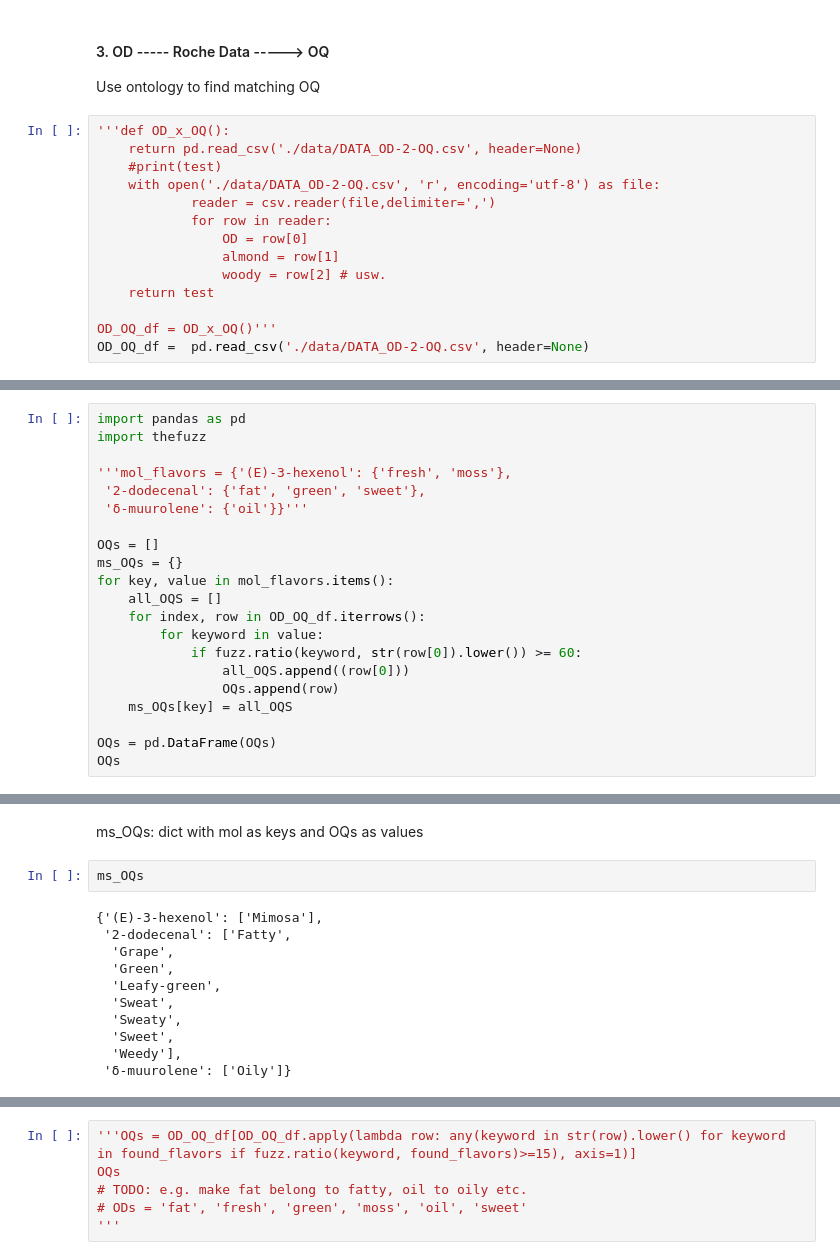
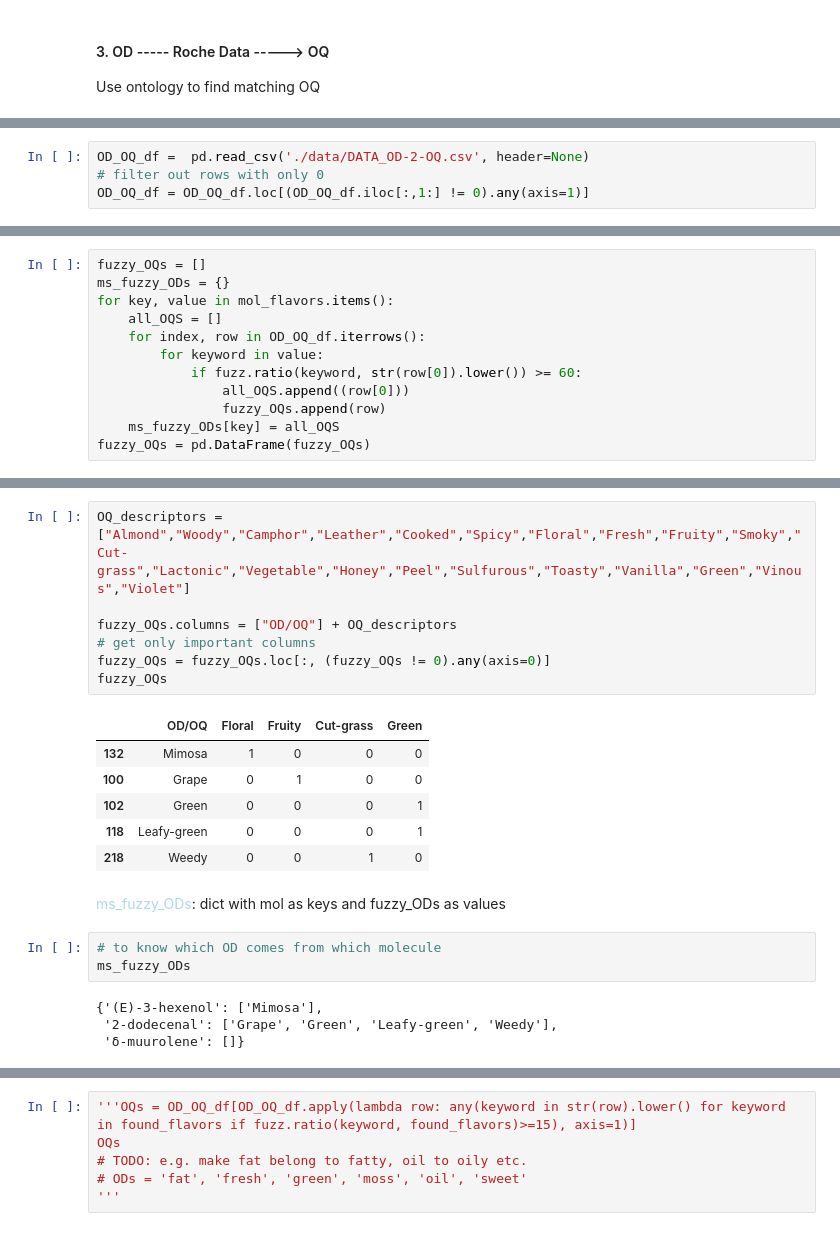
Before and after one commit to rengesf/flavorpred, a Jupyter notebook: Pipeline.ipynb, the cells around one changed output, grey strips where cells are left out. Saved outputs shown, nothing was run; the diff lists cells and outputs as text.

```diff
--- a/Pipeline.ipynb
+++ b/Pipeline.ipynb
@@ -112,17 +151,3 @@ mol_flavors
 # %% [markdown]
 #### 3. OD ----- Roche Data -----> OQ
 Use ontology to find matching OQ
-# %%
-'''def OD_x_OQ():
-    return pd.read_csv('./data/DATA_OD-2-OQ.csv', header=None)
-    #print(test)
-    with open('./data/DATA_OD-2-OQ.csv', 'r', encoding='utf-8') as file:
-            reader = csv.reader(file,delimiter=',')
-            for row in reader:
-                OD = row[0]
-                almond = row[1]
-                woody = row[2] # usw.
-    return test
-
-OD_OQ_df = OD_x_OQ()'''
-OD_OQ_df =  pd.read_csv('./data/DATA_OD-2-OQ.csv', header=None)
@@ -144,0 +154,4 @@ OD_OQ_df
+# %%
+OD_OQ_df =  pd.read_csv('./data/DATA_OD-2-OQ.csv', header=None)
+# filter out rows with only 0
+OD_OQ_df = OD_OQ_df.loc[(OD_OQ_df.iloc[:,1:] != 0).any(axis=1)]
@@ -145,21 +162,12 @@ OD_OQ_df
 # %%
-import pandas as pd
-import thefuzz
-
-'''mol_flavors = {'(E)-3-hexenol': {'fresh', 'moss'},
- '2-dodecenal': {'fat', 'green', 'sweet'},
- 'δ-muurolene': {'oil'}}'''
-
-OQs = []
-ms_OQs = {}
+fuzzy_OQs = []
+ms_fuzzy_ODs = {}
 for key, value in mol_flavors.items():
     all_OQS = []
     for index, row in OD_OQ_df.iterrows():
         for keyword in value:
             if fuzz.ratio(keyword, str(row[0]).lower()) >= 60:
                 all_OQS.append((row[0]))
-                OQs.append(row)
-    ms_OQs[key] = all_OQS
-
-OQs = pd.DataFrame(OQs)
-OQs
+                fuzzy_OQs.append(row)
+    ms_fuzzy_ODs[key] = all_OQS
+fuzzy_OQs = pd.DataFrame(fuzzy_OQs)
@@ -179,15 +174,23 @@ OQs
+# %%
+OQ_descriptors = ["Almond","Woody","Camphor","Leather","Cooked","Spicy","Floral","Fresh","Fruity","Smoky","Cut-grass","Lactonic","Vegetable","Honey","Peel","Sulfurous","Toasty","Vanilla","Green","Vinous","Violet"]
+
+fuzzy_OQs.columns = ["OD/OQ"] + OQ_descriptors
+# get only important columns
+fuzzy_OQs = fuzzy_OQs.loc[:, (fuzzy_OQs != 0).any(axis=0)]
+fuzzy_OQs
+# %% [output]
+|  | OD/OQ | Floral | Fruity | Cut-grass | Green |
+| 132 | Mimosa | 1 | 0 | 0 | 0 |
+| 100 | Grape | 0 | 1 | 0 | 0 |
+| 102 | Green | 0 | 0 | 0 | 1 |
+| 118 | Leafy-green | 0 | 0 | 0 | 1 |
+| 218 | Weedy | 0 | 0 | 1 | 0 |
 # %% [markdown]
-ms_OQs: dict with mol as keys and OQs as values
+<span style="color:lightblue">ms_fuzzy_ODs</span>: dict with mol as keys and fuzzy_ODs as values
-# %%
-ms_OQs
-# %% [output]
-{'(E)-3-hexenol': ['Mimosa'],
- '2-dodecenal': ['Fatty',
-  'Grape',
-  'Green',
-  'Leafy-green',
-  'Sweat',
-  'Sweaty',
-  'Sweet',
-  'Weedy'],
- 'δ-muurolene': ['Oily']}
+# %%
+# to know which OD comes from which molecule
+ms_fuzzy_ODs
+# %% [output]
+{'(E)-3-hexenol': ['Mimosa'],
+ '2-dodecenal': ['Grape', 'Green', 'Leafy-green', 'Weedy'],
+ 'δ-muurolene': []}
```
Also changed, not shown: parts of 31 cells of this notebook, 1 other file.
